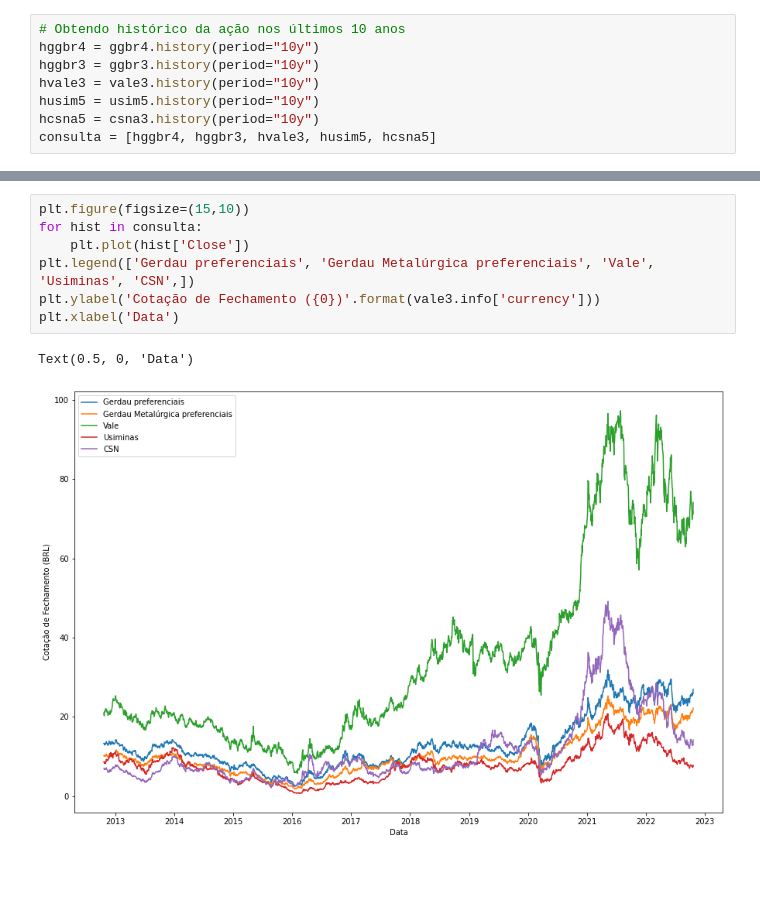
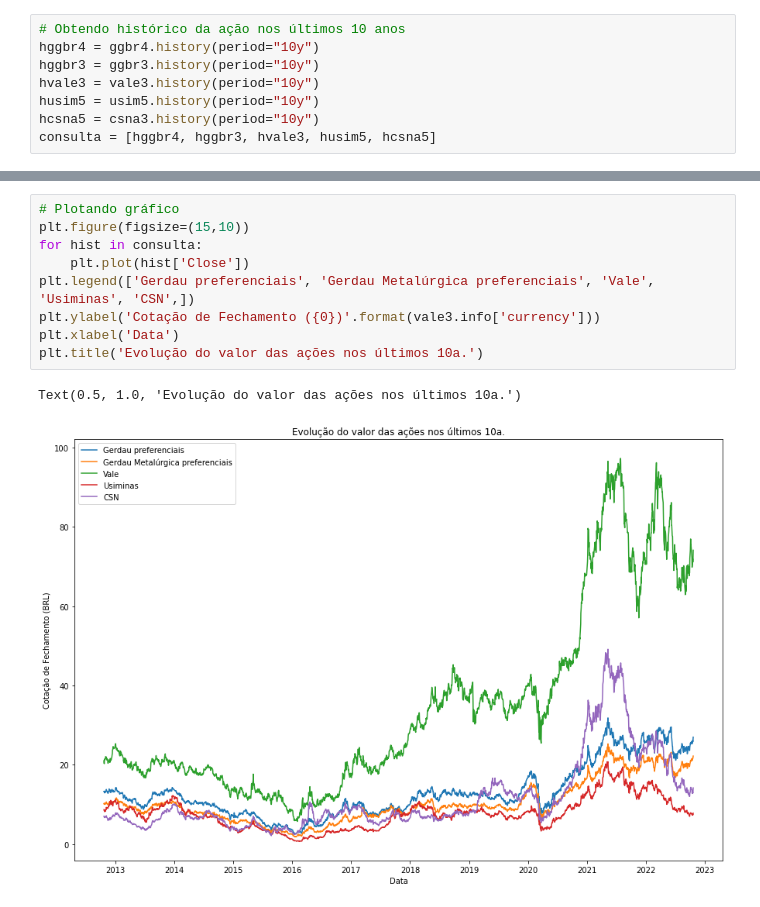
Before and after one commit to kauebr/Insights, a Jupyter notebook: Setor Siderúrgico Nacional/2 Entrega - Cliclo 2/Passo 06 - Análise exploratória/Jupyter Notebooks/Iniciando.ipynb, the cells around one changed output, grey strips where cells are left out. Drawn from its saved outputs; the diff is of its cells as text; blank space fills up the shorter version.

```diff
--- a/Setor Siderúrgico Nacional/2 Entrega - Cliclo 2/Passo 06 - Análise exploratória/Jupyter Notebooks/Iniciando.ipynb
+++ b/Setor Siderúrgico Nacional/2 Entrega - Cliclo 2/Passo 06 - Análise exploratória/Jupyter Notebooks/Iniciando.ipynb
@@ -33,10 +22,12 @@ plt.show() # Como eu não pedi para o Python mostrar a figura a cada repetição
 # %%
+# Plotando gráfico
 plt.figure(figsize=(15,10))
 for hist in consulta:
     plt.plot(hist['Close'])
 plt.legend(['Gerdau preferenciais', 'Gerdau Metalúrgica preferenciais', 'Vale', 'Usiminas', 'CSN',])
 plt.ylabel('Cotação de Fechamento ({0})'.format(vale3.info['currency']))
 plt.xlabel('Data')
+plt.title('Evolução do valor das ações nos últimos 10a.')
 # %% [output]
-Text(0.5, 0, 'Data')
+Text(0.5, 1.0, 'Evolução do valor das ações nos últimos 10a.')
-[figure, old version]
+[figure, new version]
```
Also changed, not shown: parts of 4 cells of this notebook.
